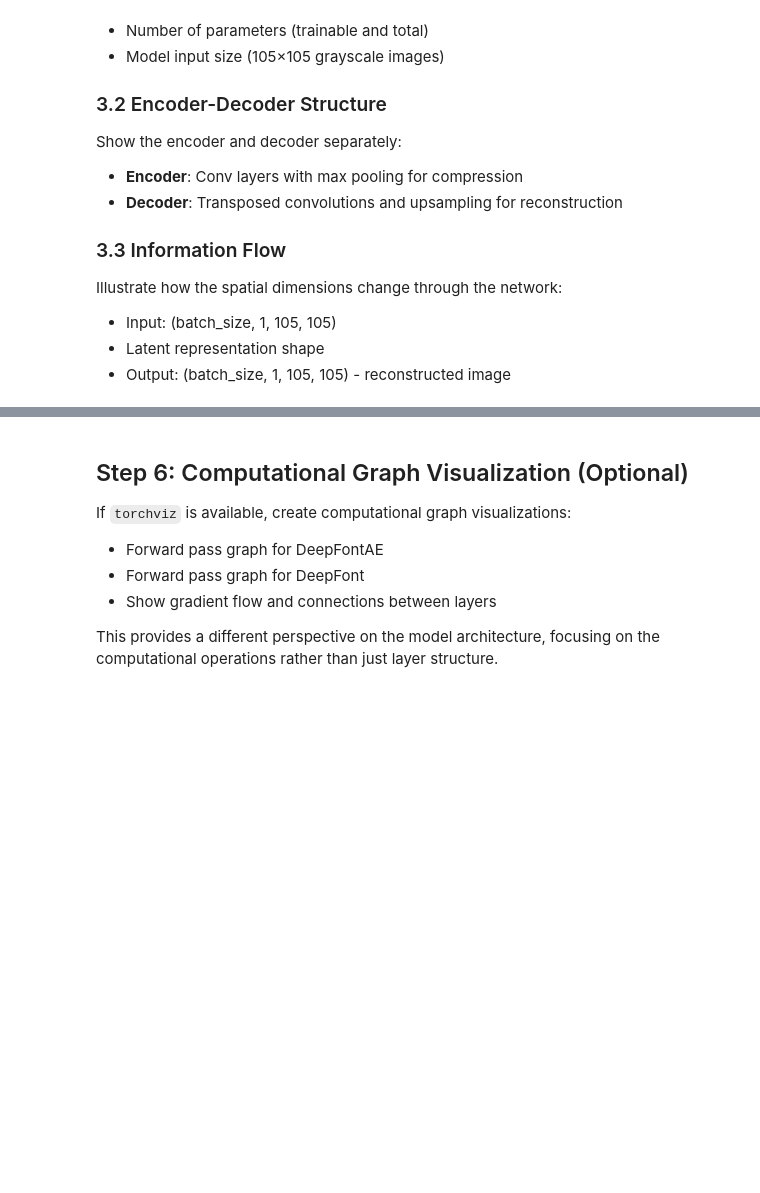
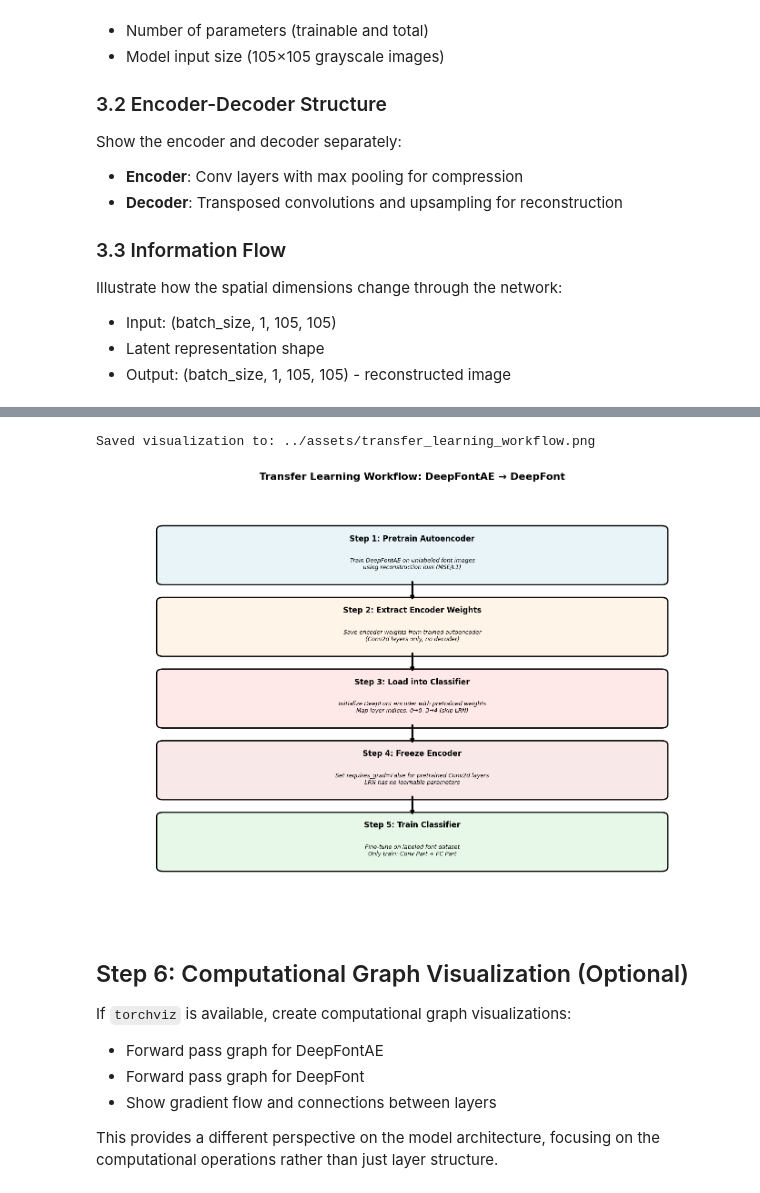
Before and after one commit to michaelriedl/deepfont-torch, a Jupyter notebook: notebooks/model_architectures_visualized.ipynb, the cells around one changed output, grey strips where cells are left out. Cells and saved outputs as stored; diff of their text form; code cells hidden in the pictures; blank space fills up the shorter version.

```diff
--- a/notebooks/model_architectures_visualized.ipynb
+++ b/notebooks/model_architectures_visualized.ipynb
@@ -48,9 +49,11 @@ We'll use a representative number of classes (e.g., 2383 fonts from the paper) f
 # %%
 # Instantiate the autoencoder
-ae_model = DeepFontAE(output_activation="sigmoid")
+ae_model = DeepFontAE(DeepFontAEConfig(output_activation="sigmoid"))
 
-# Instantiate the classifier with 2383 classes (from the paper)
-classifier_model = DeepFont(num_out=2383)
+# Instantiate the classifier with 2383 classes (from the paper).
+# Defaults match paper Fig. 5: encoder uses LocalResponseNorm and the
+# additional conv layers (Conv3/4/5) carry no normalization.
+classifier_model = DeepFont(DeepFontConfig(num_classes=2383))
 # %% [markdown]
 ## Step 3: DeepFontAE Architecture Visualization
 
@@ -690,19 +801,19 @@ steps = [
     },
     {
         "title": "Step 3: Load into Classifier",
-        "desc": "Initialize DeepFont encoder with pretrained weights\nMap layer indices: 0→0, 3→4 (skip BatchNorm)",
+        "desc": "Initialize DeepFont encoder with pretrained weights\nMap layer indices: 0→0, 3→4 (skip LRN)",
         "y": 0.51,
         "color": "#FFE8E8",
     },
     {
         "title": "Step 4: Freeze Encoder",
-        "desc": "Set requires_grad=False for pretrained layers\nPreserves learned low-level features",
+        "desc": "Set requires_grad=False for pretrained Conv2d layers\nLRN has no learnable parameters",
         "y": 0.34,
         "color": "#F8E8E8",
     },
     {
         "title": "Step 5: Train Classifier",
-        "desc": "Fine-tune on labeled font dataset\nOnly train: BatchNorm + Conv Part + FC Part",
+        "desc": "Fine-tune on labeled font dataset\nOnly train: Conv Part + FC Part",
         "y": 0.17,
         "color": "#E8F8E8",
     },
@@ -734,33 +845,36 @@ for i, step in enumerate(steps):
     )
 
     # Description
     ax.text(
         0.5, step["y"] - 0.02, step["desc"], ha="center", va="center", fontsize=9, style="italic"
     )
 
     # Arrow to next step
     if i < len(steps) - 1:
         ax.annotate(
             "",
             xy=(0.5, steps[i + 1]["y"] + 0.06),
             xytext=(0.5, step["y"] - 0.06),
             arrowprops=dict(arrowstyle="->", lw=3, color="black"),
         )
 
 ax.set_xlim(0, 1)
 ax.set_ylim(0, 1)
 
 plt.title(
     "Transfer Learning Workflow: DeepFontAE → DeepFont", fontsize=16, fontweight="bold", pad=20
 )
 plt.tight_layout()
 
 # Save the figure
 save_path = assets_dir / "transfer_learning_workflow.png"
 plt.savefig(save_path, dpi=300, bbox_inches="tight")
 print(f"Saved visualization to: {save_path}")
 
 plt.show()
+# %% [output]
+Saved visualization to: ../assets/transfer_learning_workflow.png
+[figure, added]
 # %% [markdown]
 ## Step 6: Computational Graph Visualization (Optional)
 
```
Also changed, not shown: parts of 13 cells of this notebook, 4 other files.
